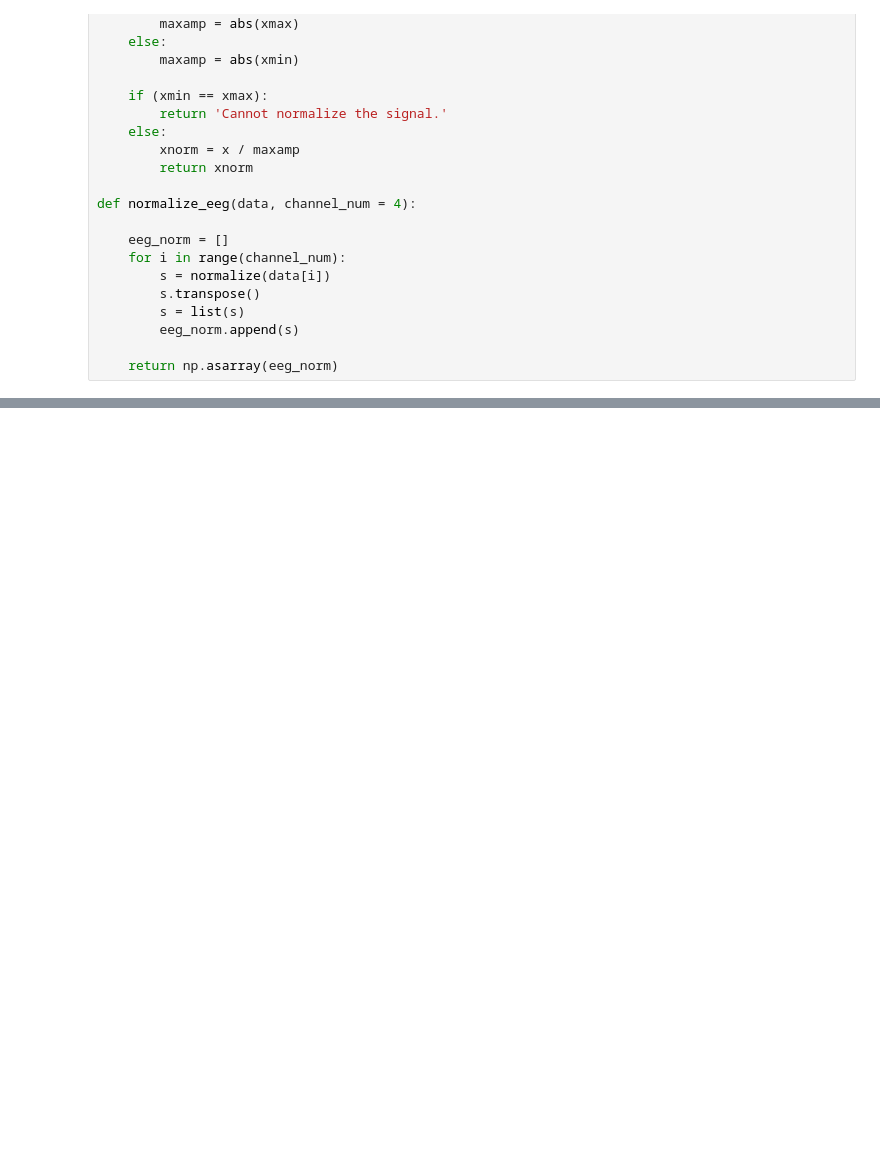
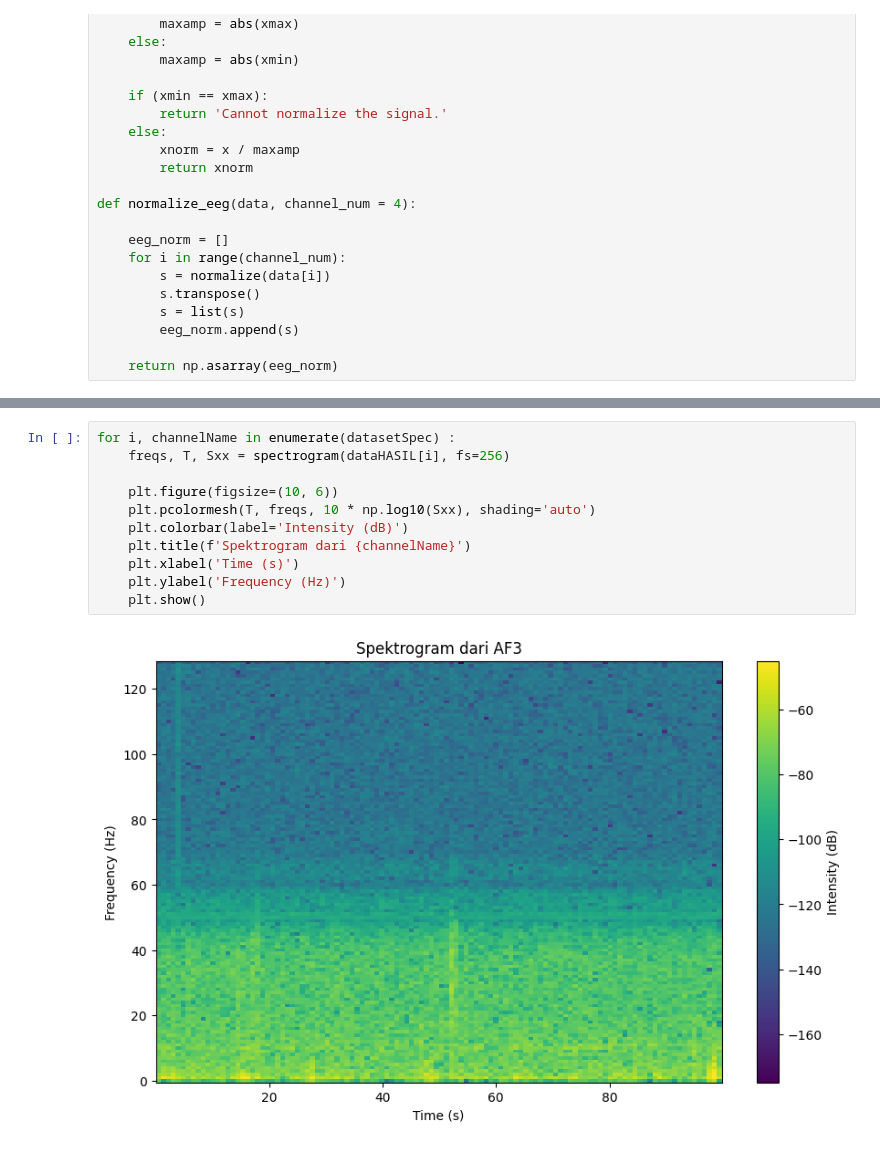
Before and after one commit to syabanaITERA/TUBES_PSB, a Jupyter notebook: main.ipynb, the cells around one changed output, grey strips where cells are left out. Drawn from its saved outputs; the diff is of its cells as text; blank space fills up the shorter version.

```diff
--- a/main.ipynb
+++ b/main.ipynb
@@ -81,0 +153,13 @@ def normalize_eeg(data, channel_num = 4):
+# %%
+for i, channelName in enumerate(datasetSpec) :
+    freqs, T, Sxx = spectrogram(dataHASIL[i], fs=256)
+
+    plt.figure(figsize=(10, 6))
+    plt.pcolormesh(T, freqs, 10 * np.log10(Sxx), shading='auto')
+    plt.colorbar(label='Intensity (dB)')
+    plt.title(f'Spektrogram dari {channelName}')
+    plt.xlabel('Time (s)')
+    plt.ylabel('Frequency (Hz)')
+    plt.show()
+# %% [output]
+[figure, added]
```
Also changed, not shown: parts of 30 cells of this notebook, 1 other file.
